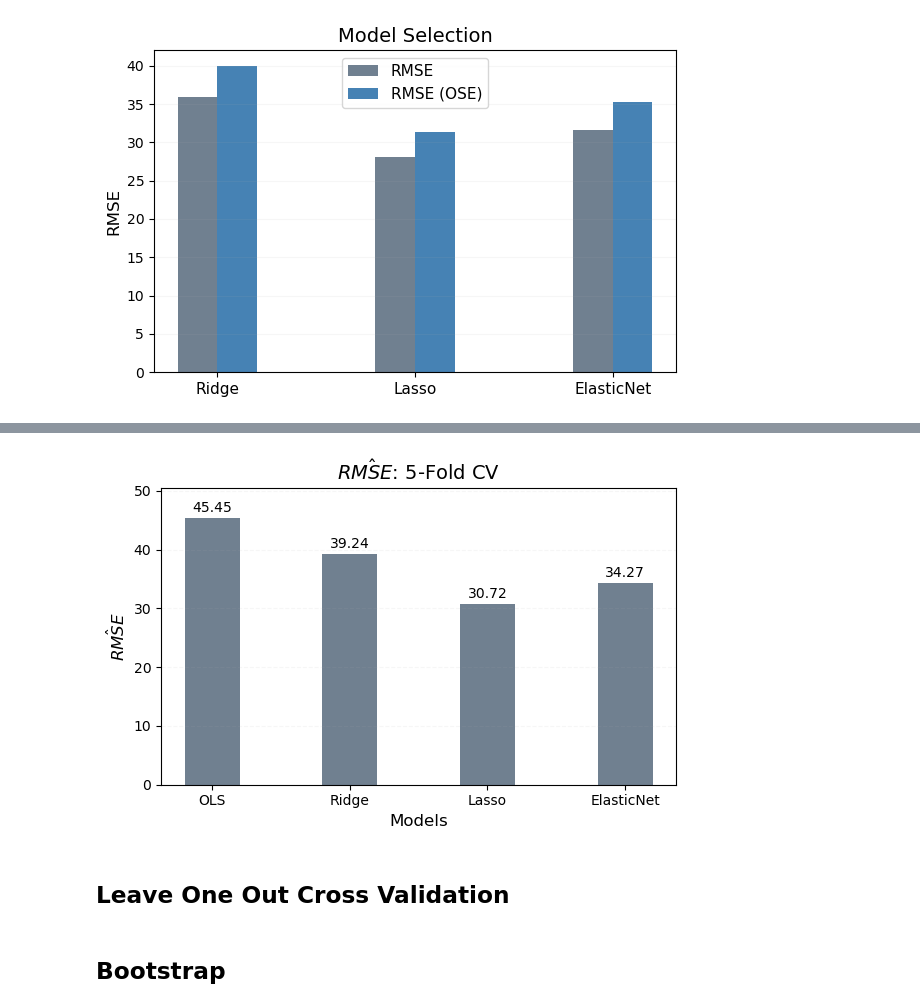
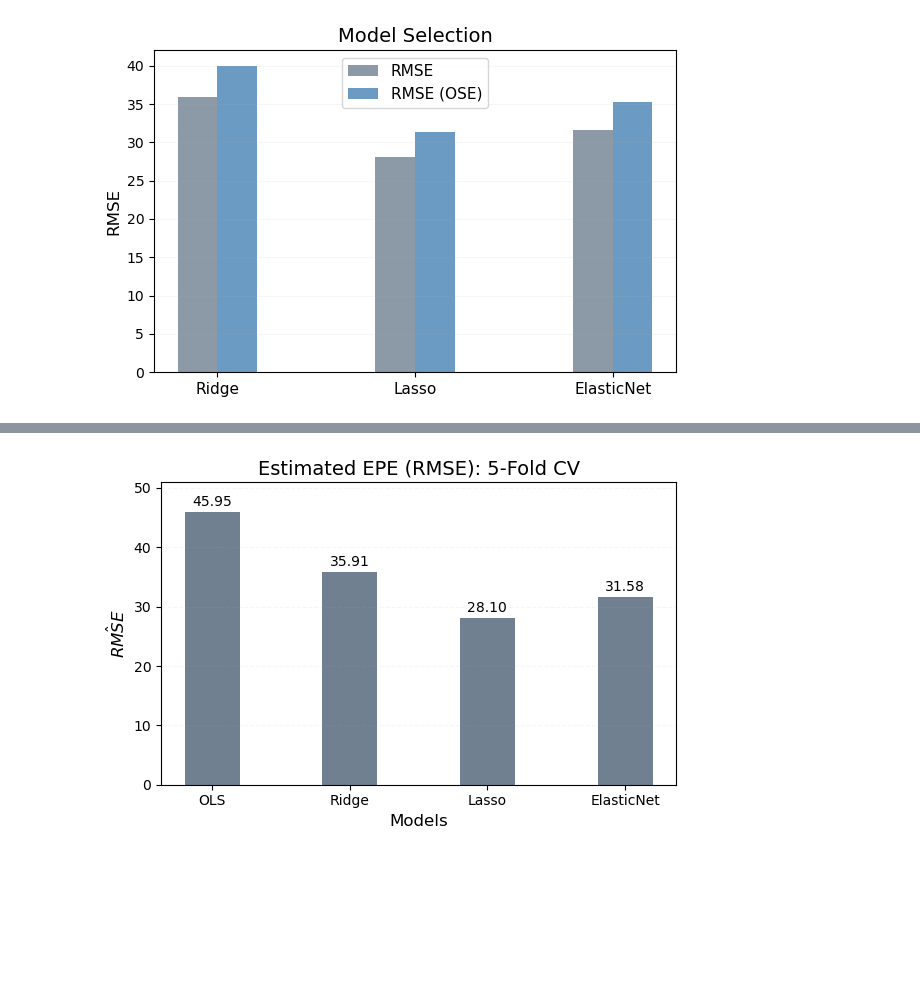
Before and after one commit to LuisMartindelCerro/CDA_Case1, a Jupyter notebook: Python/Regression.ipynb, the cells around one changed output, grey strips where cells are left out. Cells and saved outputs as stored; diff of their text form; code cells hidden in the pictures; blank space fills up the shorter version.

```diff
--- a/Python/Regression.ipynb
+++ b/Python/Regression.ipynb
@@ -27,10 +27,29 @@ y = data[:,0]
 from sklearn.linear_model import LinearRegression
 from sklearn.metrics import mean_squared_error
 from sklearn.preprocessing import StandardScaler
+from sklearn.model_selection import GridSearchCV
+from sklearn.pipeline import Pipeline
 
-# Initialize scaler (standardization)
-scaler = StandardScaler()
+# For OLS (no hyperparameters to tune)
+ols_pipeline = Pipeline([
+    ('scaler', StandardScaler()),
+    ('ols', LinearRegression())
+])
 
-ols_model = LinearRegression()
-ols_model.fit(X, y)
+# Dummy parameter grid (OLS has no tuning parameters)
+param_grid = {}
+
+ols_cv = GridSearchCV(estimator=ols_pipeline,
+                     param_grid=param_grid,
+                     scoring='neg_mean_squared_error',
+                     cv=5)
+
+ols_cv.fit(X, y)
+
+# Obtain the EPE (generalization error) given as an estimate of RMSE
+# Calculated as the average of the RMSEs obtained from the k-fold cross-validation
+ols_rmse = np.sqrt(-ols_cv.best_score_)
+print(f"OLS RMSE: {ols_rmse:.4f}")
+
+# The RMSE for
 # %% [output]
@@ -634,32 +474,27 @@ plt.show()
 # %%
 # RMSE values for the models
 models = ['OLS', 'Ridge', 'Lasso', 'ElasticNet']
-rmse_values = [estimated_RMSE_ols, estimated_RMSE_ridge,
-               estimated_RMSE_lasso_lars, estimated_RMSE_elasticnet]
+rmse_values = [ols_rmse, ridge_rmse, lasso_lars_rmse, elasticnet_rmse]
 
 # Create the bar plot
 plt.figure(figsize=(6, 4))
 bars = plt.bar(models, rmse_values, color='slategray', width=0.4)
 
 # Add value labels on top of each bar
 for bar in bars:
     height = bar.get_height()
     plt.text(bar.get_x() + bar.get_width()/2., height + 0.5,
              f'{height:.2f}', ha='center', va='bottom')
 
 # Labels and title
 plt.ylabel(r'$\hat{RMSE}$', fontsize=12)
 plt.xlabel('Models', fontsize=12)
-plt.title(rf'$\hat{{RMSE}}$: {k}-Fold CV', fontsize=14)
+plt.title(rf'Estimated EPE (RMSE): {5}-Fold CV', fontsize=14)
 plt.ylim(0, max(rmse_values) + 5)  # Adjust y-axis range for better visualization
 
 # Add grid for better readability
 plt.grid(axis='y', linestyle='--', alpha=0.1)
 plt.tight_layout()
 plt.show()
 # %% [output]
-[figure, old version]
+[figure, new version]
-# %% [markdown]
-## **Leave One Out Cross Validation**
-# %% [markdown]
-## **Bootstrap**
```
Also changed, not shown: parts of 32 cells of this notebook, 4 other files.
